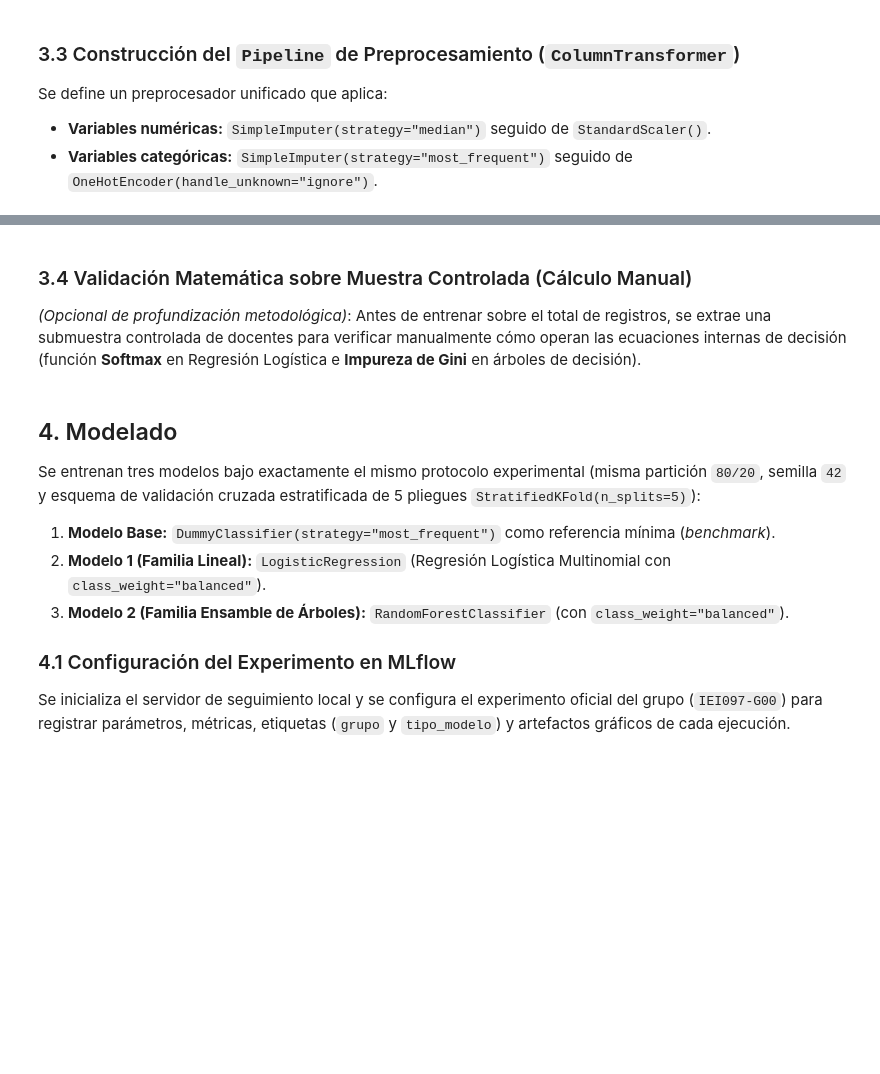
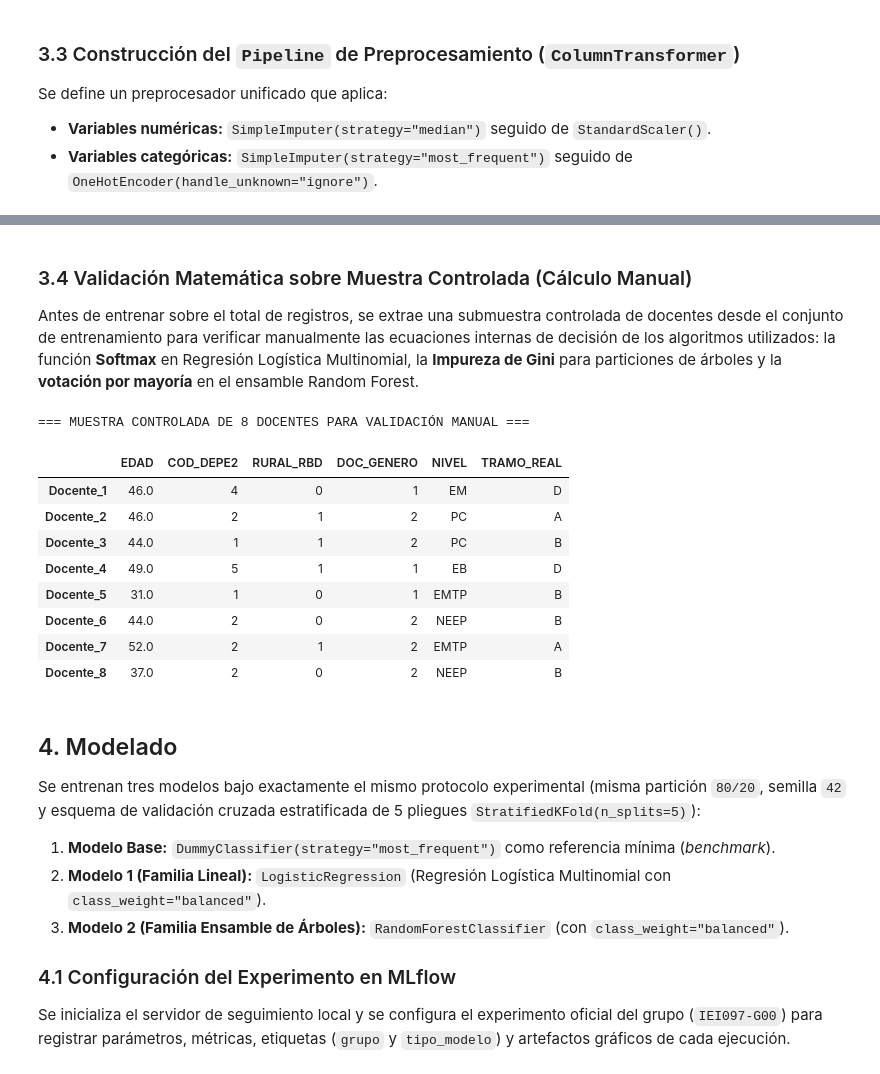
Before and after one commit to gonmpa/Notebook_Jupyter_Mineria_Datos_Supervisado_Clasificacion, a Jupyter notebook: Evaluacion_Final_MD_Pino_Gonzalo.ipynb, the cells around one changed output, grey strips where cells are left out. Cells and saved outputs as stored; diff of their text form; code cells hidden in the pictures; blank space fills up the shorter version.

```diff
--- a/Evaluacion_Final_MD_Pino_Gonzalo.ipynb
+++ b/Evaluacion_Final_MD_Pino_Gonzalo.ipynb
@@ -343,3 +380,24 @@ Se aplican las reglas determinísticas previas a la partición: filtrado de regi
 # %% [markdown]
 ### 3.2 Partición Estratificada (`Train` / `Test`)
 Se dividen los datos en **80% entrenamiento** y **20% prueba** fijando la semilla `random_state=42` y manteniendo la proporción exacta de los tramos A–E mediante `stratify=y`. Esta misma partición se utilizará en los tres modelos.
+# %%
+# [C-3.2] Partición estratificada 80% entrenamiento / 20% prueba (semilla fija = 42)
+from sklearn.model_selection import train_test_split
+
+X_train, X_test, y_train, y_test = train_test_split(
+    X, y,
+    test_size=0.20,
+    random_state=42,
+    stratify=y
+)
+
+print(f"Conjunto de entrenamiento (X_train): {X_train.shape[0]:,} registros ({X_train.shape[0]/len(X)*100:.1f}%)")
+print(f"Conjunto de prueba (X_test):        {X_test.shape[0]:,} registros ({X_test.shape[0]/len(X)*100:.1f}%)\n")
+
+# Verificación de estratificación en ambas particiones
+verif_estrat = pd.DataFrame({
+    "Train (%)": (y_train.value_counts(normalize=True).sort_index() * 100).round(2),
+    "Test (%)":  (y_test.value_counts(normalize=True).sort_index() * 100).round(2)
+})
+print("=== PROPORCIÓN DE TRAMOS EN TRAIN VS TEST ===")
+display(verif_estrat)
@@ -351,6 +466,28 @@ Se define un preprocesador unificado que aplica:
 # %% [markdown]
 ### 3.4 Validación Matemática sobre Muestra Controlada (Cálculo Manual)
-*(Opcional de profundización metodológica)*: Antes de entrenar sobre el total de registros, se extrae una submuestra controlada de docentes para verificar manualmente cómo operan las ecuaciones internas de decisión (función **Softmax** en Regresión Logística e **Impureza de Gini** en árboles de decisión).
+Antes de entrenar sobre el total de registros, se extrae una submuestra controlada de docentes desde el conjunto de entrenamiento para verificar manualmente las ecuaciones internas de decisión de los algoritmos utilizados: la función **Softmax** en Regresión Logística Multinomial, la **Impureza de Gini** para particiones de árboles y la **votación por mayoría** en el ensamble Random Forest.
+# %%
+# [C-3.4] Extracción de muestra controlada de 8 docentes desde X_train para cálculo manual
+muestra_manual = X_train[["EDAD", "COD_DEPE2", "RURAL_RBD", "DOC_GENERO", "NIVEL"]].copy()
+muestra_manual["TRAMO_REAL"] = y_train
+
+# Seleccionamos 8 instancias representativas con semilla fija para trabajar a mano
+df_muestra_8 = muestra_manual.dropna().sample(8, random_state=42).reset_index(drop=True)
+df_muestra_8.index = [f"Docente_{i+1}" for i in range(len(df_muestra_8))]
+
+print("=== MUESTRA CONTROLADA DE 8 DOCENTES PARA VALIDACIÓN MANUAL ===")
+display(df_muestra_8)
+# %% [output]
+=== MUESTRA CONTROLADA DE 8 DOCENTES PARA VALIDACIÓN MANUAL ===
+|  | EDAD | COD_DEPE2 | RURAL_RBD | DOC_GENERO | NIVEL | TRAMO_REAL |
+| Docente_1 | 46.0 | 4 | 0 | 1 | EM | D |
+| Docente_2 | 46.0 | 2 | 1 | 2 | PC | A |
+| Docente_3 | 44.0 | 1 | 1 | 2 | PC | B |
+| Docente_4 | 49.0 | 5 | 1 | 1 | EB | D |
+| Docente_5 | 31.0 | 1 | 0 | 1 | EMTP | B |
+| Docente_6 | 44.0 | 2 | 0 | 2 | NEEP | B |
+| Docente_7 | 52.0 | 2 | 1 | 2 | EMTP | A |
+| Docente_8 | 37.0 | 2 | 0 | 2 | NEEP | B |
 # %% [markdown]
 ## 4. Modelado
 
```
Also changed, not shown: parts of 3 cells of this notebook.
